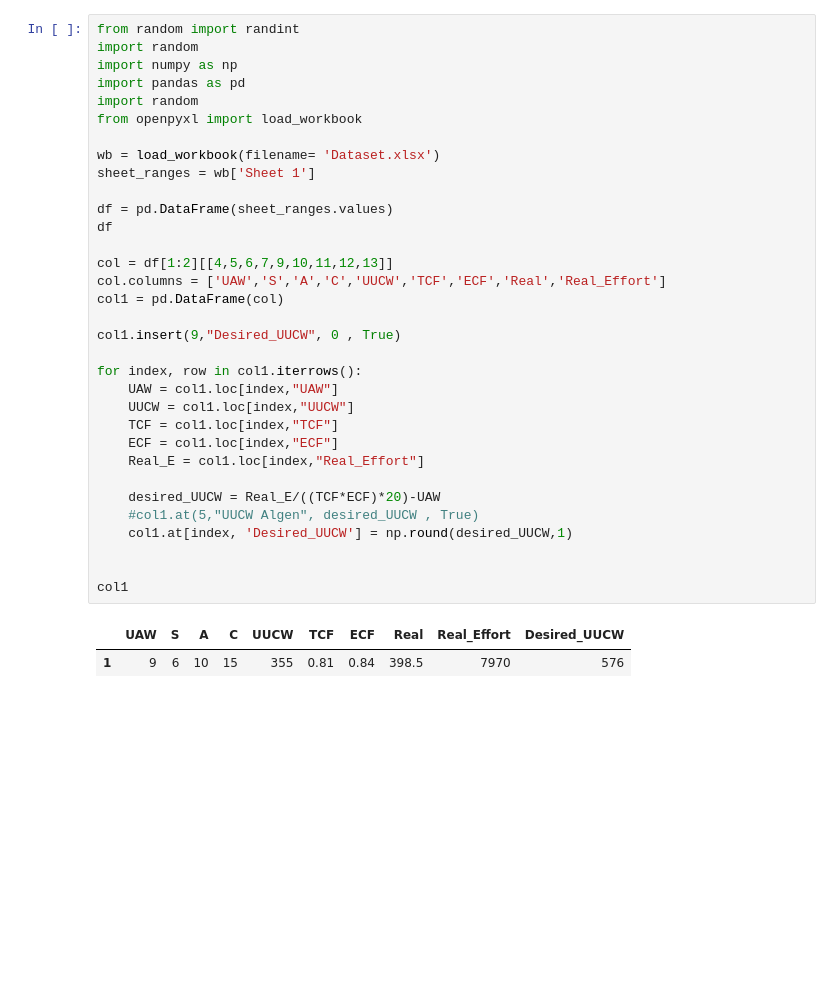
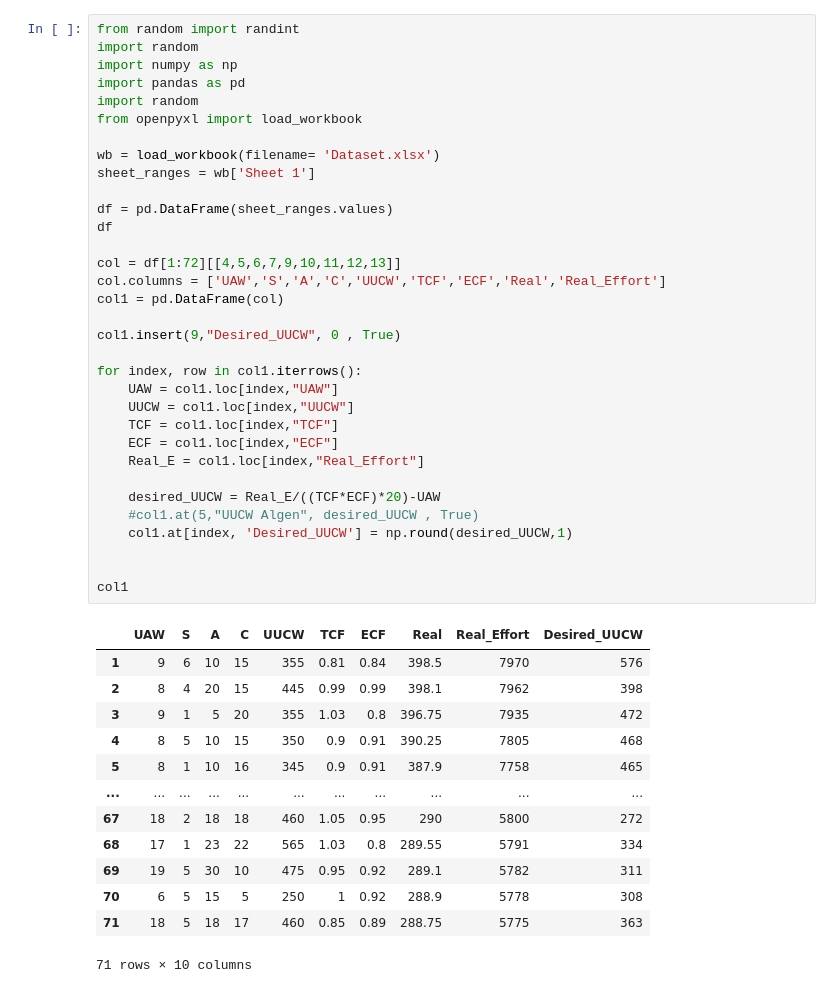
Before and after one commit to shoofian/optimasi-ucp, a Jupyter notebook: PSO 2.1 (Auto Data).ipynb, the cells around one changed output. Saved outputs shown, nothing was run; the diff lists cells and outputs as text; blank space fills up the shorter version.

```diff
--- a/PSO 2.1 (Auto Data).ipynb
+++ b/PSO 2.1 (Auto Data).ipynb
@@ -6,33 +6,44 @@ import pandas as pd
 import random
 from openpyxl import load_workbook
 
 wb = load_workbook(filename= 'Dataset.xlsx')
 sheet_ranges = wb['Sheet 1']
 
 df = pd.DataFrame(sheet_ranges.values)
 df
 
-col = df[1:2][[4,5,6,7,9,10,11,12,13]]
+col = df[1:72][[4,5,6,7,9,10,11,12,13]]
 col.columns = ['UAW','S','A','C','UUCW','TCF','ECF','Real','Real_Effort']
 col1 = pd.DataFrame(col)
 
 col1.insert(9,"Desired_UUCW", 0 , True)
 
 for index, row in col1.iterrows():
     UAW = col1.loc[index,"UAW"]
     UUCW = col1.loc[index,"UUCW"]
     TCF = col1.loc[index,"TCF"]
     ECF = col1.loc[index,"ECF"]
     Real_E = col1.loc[index,"Real_Effort"]
 
     desired_UUCW = Real_E/((TCF*ECF)*20)-UAW
     #col1.at(5,"UUCW Algen", desired_UUCW , True)
     col1.at[index, 'Desired_UUCW'] = np.round(desired_UUCW,1)
 
 
 col1
 # %% [output]
 |  | UAW | S | A | C | UUCW | TCF | ECF | Real | Real_Effort | Desired_UUCW |
 | 1 | 9 | 6 | 10 | 15 | 355 | 0.81 | 0.84 | 398.5 | 7970 | 576 |
+| 2 | 8 | 4 | 20 | 15 | 445 | 0.99 | 0.99 | 398.1 | 7962 | 398 |
+| 3 | 9 | 1 | 5 | 20 | 355 | 1.03 | 0.8 | 396.75 | 7935 | 472 |
+| 4 | 8 | 5 | 10 | 15 | 350 | 0.9 | 0.91 | 390.25 | 7805 | 468 |
+| 5 | 8 | 1 | 10 | 16 | 345 | 0.9 | 0.91 | 387.9 | 7758 | 465 |
+| ... | ... | ... | ... | ... | ... | ... | ... | ... | ... | ... |
+| 67 | 18 | 2 | 18 | 18 | 460 | 1.05 | 0.95 | 290 | 5800 | 272 |
+| 68 | 17 | 1 | 23 | 22 | 565 | 1.03 | 0.8 | 289.55 | 5791 | 334 |
+| 69 | 19 | 5 | 30 | 10 | 475 | 0.95 | 0.92 | 289.1 | 5782 | 311 |
+| 70 | 6 | 5 | 15 | 5 | 250 | 1 | 0.92 | 288.9 | 5778 | 308 |
+| 71 | 18 | 5 | 18 | 17 | 460 | 0.85 | 0.89 | 288.75 | 5775 | 363 |
+71 rows × 10 columns
 # %%
 all_results = []
```
Also changed, not shown: parts of 2 cells of this notebook.
